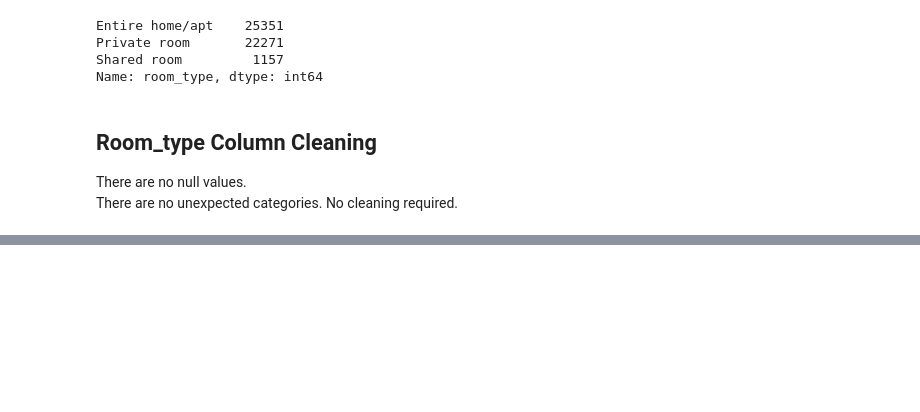
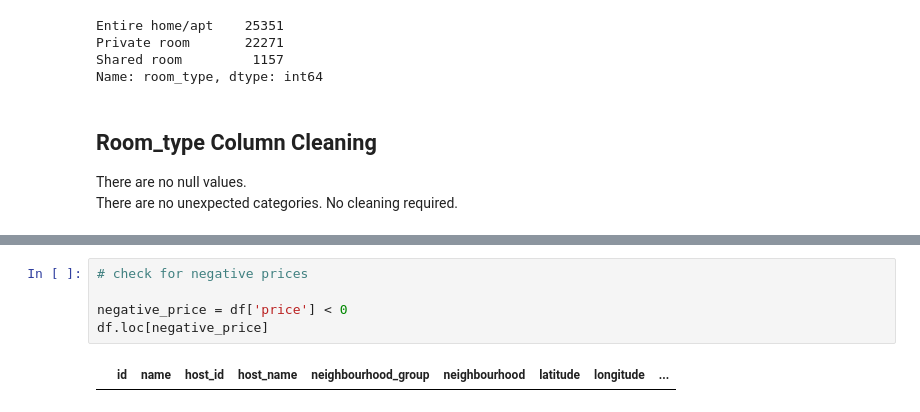
Before and after one commit to FrequentNotebook/AB_NYC-Data-Cleaning, a Jupyter notebook: AB_NYC_2019 Data Cleaning And EDA.ipynb, the cells around one changed output, grey strips where cells are left out. Drawn from its saved outputs; the diff is of its cells as text; blank space fills up the shorter version.

```diff
--- a/AB_NYC_2019 Data Cleaning And EDA.ipynb
+++ b/AB_NYC_2019 Data Cleaning And EDA.ipynb
@@ -650,0 +669,7 @@ No cleaning required.
+# %%
+# check for negative prices
+
+negative_price = df['price'] < 0
+df.loc[negative_price]
+# %% [output]
+|  | id | name | host_id | host_name | neighbourhood_group | neighbourhood | latitude | longitude | ... |
```
Also changed, not shown: parts of 25 cells of this notebook.
